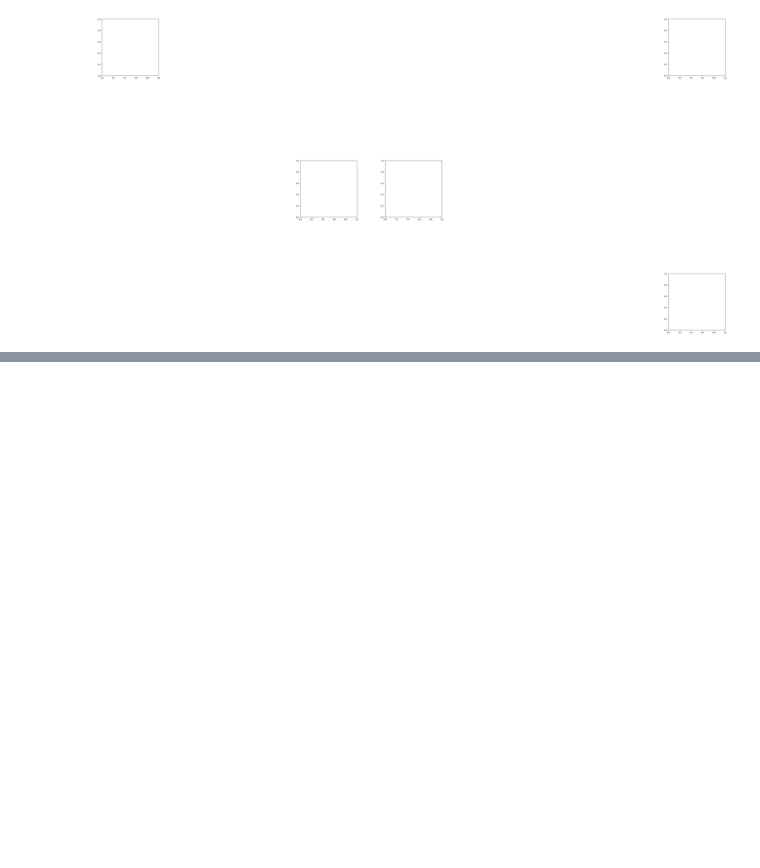
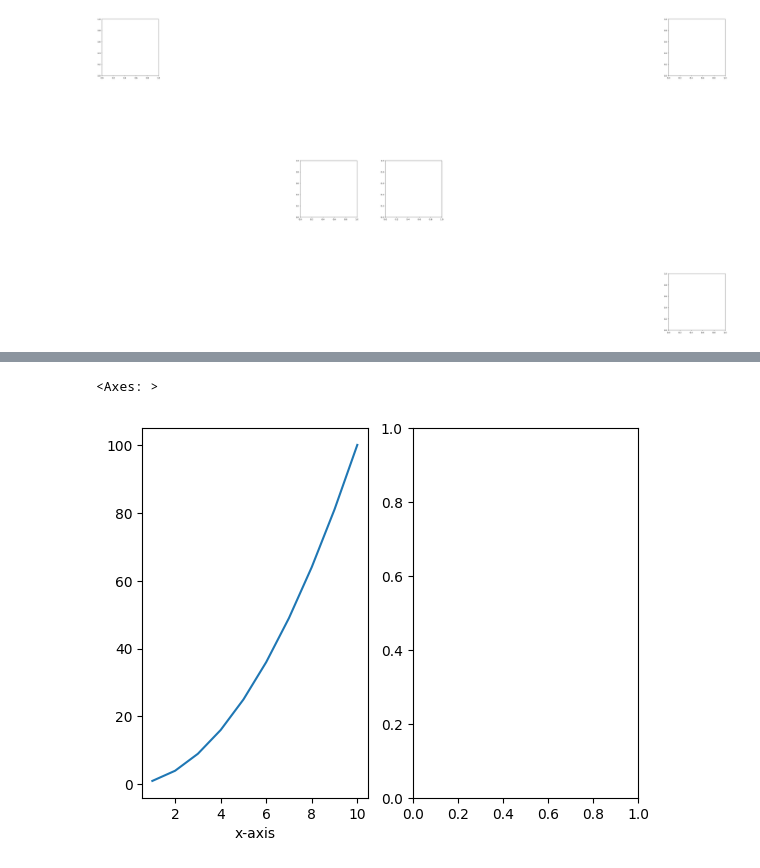
Before and after one commit to deepika-cr433/pyspider-coaching, a Jupyter notebook: PYTHON_LIBRARY/DA-MATPLOTLIB/methods_matplotlib.ipynb, the cells around one changed output, grey strips where cells are left out. Drawn from its saved outputs; the diff is of its cells as text; code cells hidden in the pictures; blank space fills up the shorter version.

```diff
--- a/PYTHON_LIBRARY/DA-MATPLOTLIB/basic.ipynb
+++ b/PYTHON_LIBRARY/DA-MATPLOTLIB/methods_matplotlib.ipynb
@@ -111,0 +136,8 @@ Figure(640x480)
+# %%
+fig,axes=plt.subplots(1,2)
+axes[0].plot(x,y)
+axes[0].set_xlabel('x-axis')
+f.add_axes([0,100,17,4])
+# %% [output]
+<Axes: >
+[figure, added]
```
Also changed, not shown: parts of 5 cells of this notebook, 5 other files.
